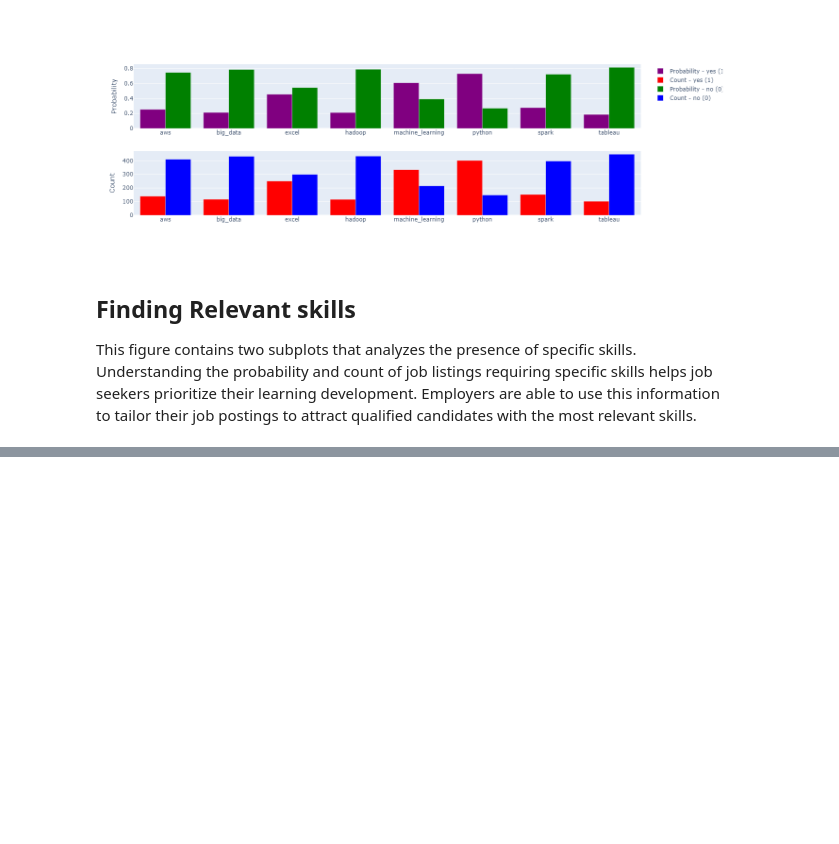
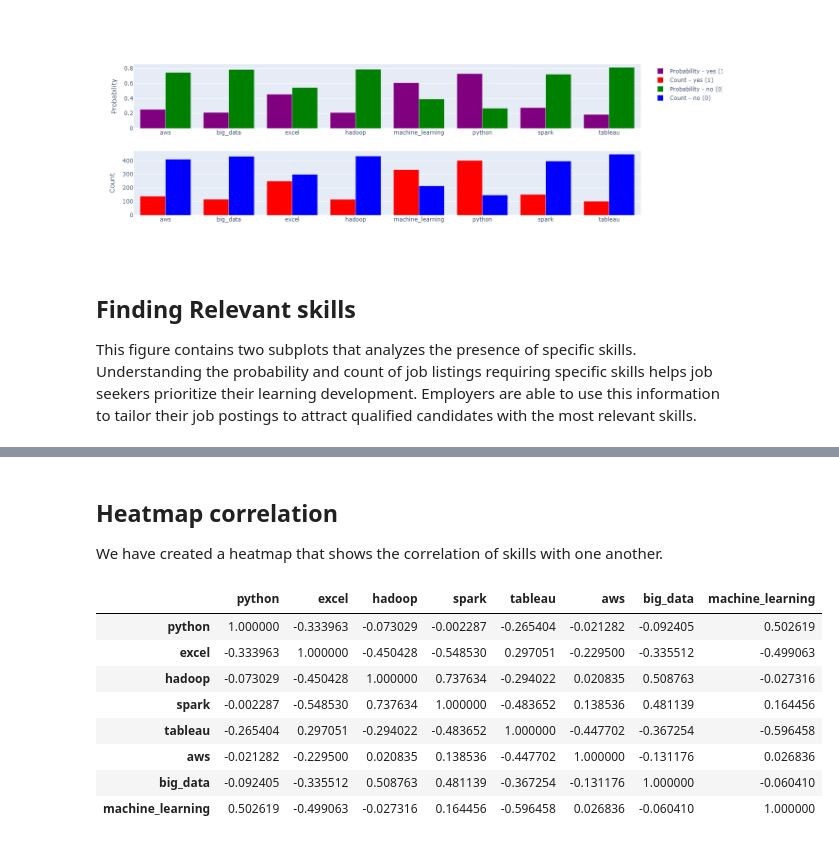
Before and after one commit to AngelX62/Data-Science-Job-Clean, a Jupyter notebook: Data_Science.ipynb, the cells around one changed output, grey strips where cells are left out. Drawn from its saved outputs; the diff is of its cells as text; code cells hidden in the pictures; blank space fills up the shorter version.

```diff
--- a/Data_Science.ipynb
+++ b/Data_Science.ipynb
@@ -641,3 +674,18 @@ fig.show()
+# %% [markdown]
+## Heatmap correlation
+We have created a heatmap that shows the correlation of skills with one another.
+# %%
+correl.corr()
+# %% [output]
+|  | python | excel | hadoop | spark | tableau | aws | big_data | machine_learning |
+| python | 1.000000 | -0.333963 | -0.073029 | -0.002287 | -0.265404 | -0.021282 | -0.092405 | 0.502619 |
+| excel | -0.333963 | 1.000000 | -0.450428 | -0.548530 | 0.297051 | -0.229500 | -0.335512 | -0.499063 |
+| hadoop | -0.073029 | -0.450428 | 1.000000 | 0.737634 | -0.294022 | 0.020835 | 0.508763 | -0.027316 |
+| spark | -0.002287 | -0.548530 | 0.737634 | 1.000000 | -0.483652 | 0.138536 | 0.481139 | 0.164456 |
+| tableau | -0.265404 | 0.297051 | -0.294022 | -0.483652 | 1.000000 | -0.447702 | -0.367254 | -0.596458 |
+| aws | -0.021282 | -0.229500 | 0.020835 | 0.138536 | -0.447702 | 1.000000 | -0.131176 | 0.026836 |
+| big_data | -0.092405 | -0.335512 | 0.508763 | 0.481139 | -0.367254 | -0.131176 | 1.000000 | -0.060410 |
+| machine_learning | 0.502619 | -0.499063 | -0.027316 | 0.164456 | -0.596458 | 0.026836 | -0.060410 | 1.000000 |
 # %%
 df_cleaned = df.copy()
 # %%
```
Also changed, not shown: parts of 3 cells of this notebook.
